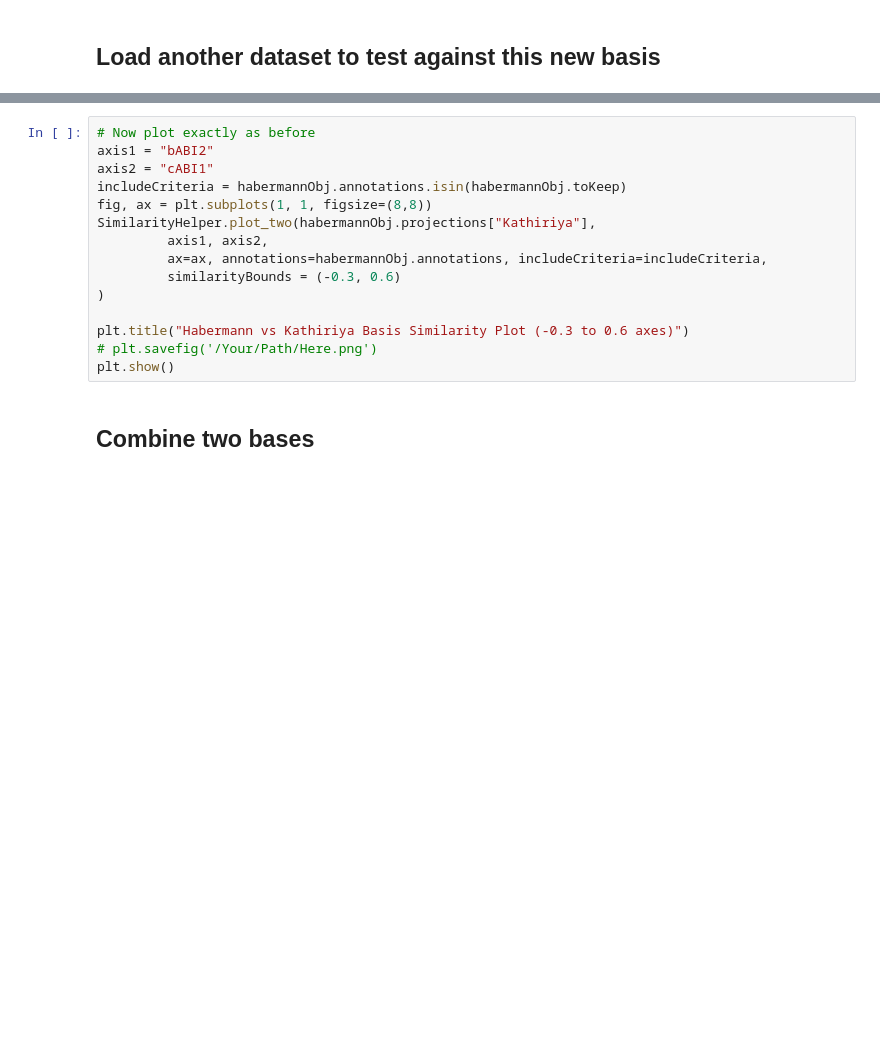
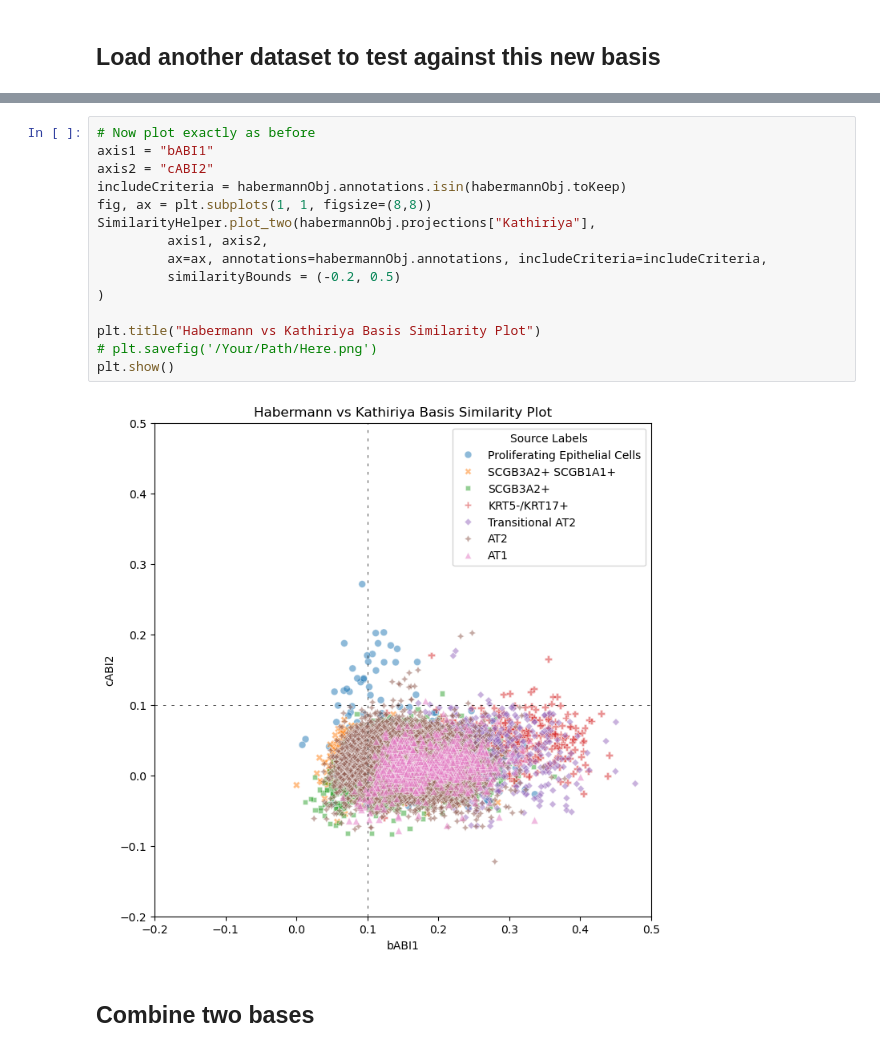
Before and after one commit to EitanVilker/Transdifferentiating-AT2, a Jupyter notebook: scTOP Vignette 2- Constructing Reference Bases.ipynb, the cells around one changed output, grey strips where cells are left out. Cells and saved outputs as stored; diff of their text form; blank space fills up the shorter version.

```diff
--- a/scTOP Vignette 2- Constructing Reference Bases.ipynb
+++ b/scTOP Vignette 2- Constructing Reference Bases.ipynb
@@ -35,18 +109,20 @@ habermannObj.projectOntoBasis(kathiriyaObj.basis, "Kathiriya") # Construct proje
 # %%
 # Now plot exactly as before
-axis1 = "bABI2"
-axis2 = "cABI1"
+axis1 = "bABI1"
+axis2 = "cABI2"
 includeCriteria = habermannObj.annotations.isin(habermannObj.toKeep)
 fig, ax = plt.subplots(1, 1, figsize=(8,8))
 SimilarityHelper.plot_two(habermannObj.projections["Kathiriya"],
          axis1, axis2,
          ax=ax, annotations=habermannObj.annotations, includeCriteria=includeCriteria,
-         similarityBounds = (-0.3, 0.6)
+         similarityBounds = (-0.2, 0.5)
 )
 
-plt.title("Habermann vs Kathiriya Basis Similarity Plot (-0.3 to 0.6 axes)")
+plt.title("Habermann vs Kathiriya Basis Similarity Plot")
 # plt.savefig('/Your/Path/Here.png')
 plt.show()
+# %% [output]
+[figure, added]
 # %% [markdown]
 ## Combine two bases
 # %%
```
Also changed, not shown: parts of 7 cells of this notebook, 3 other files.
